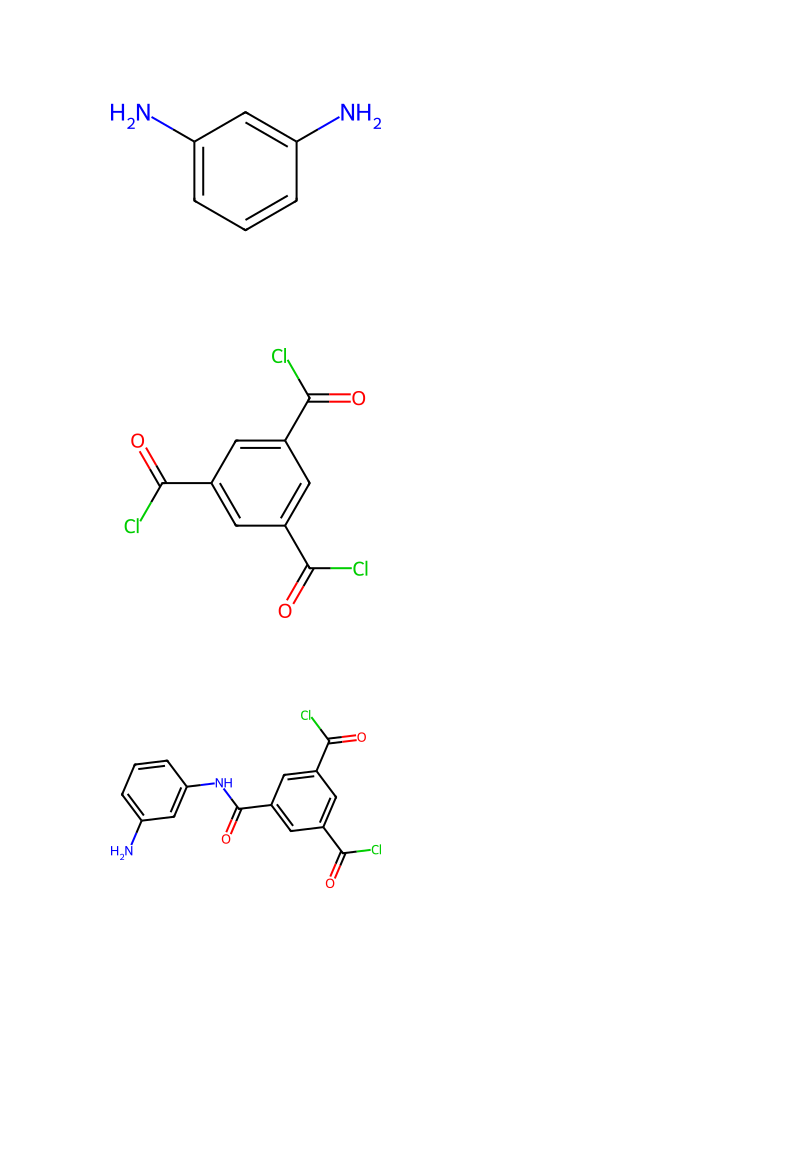
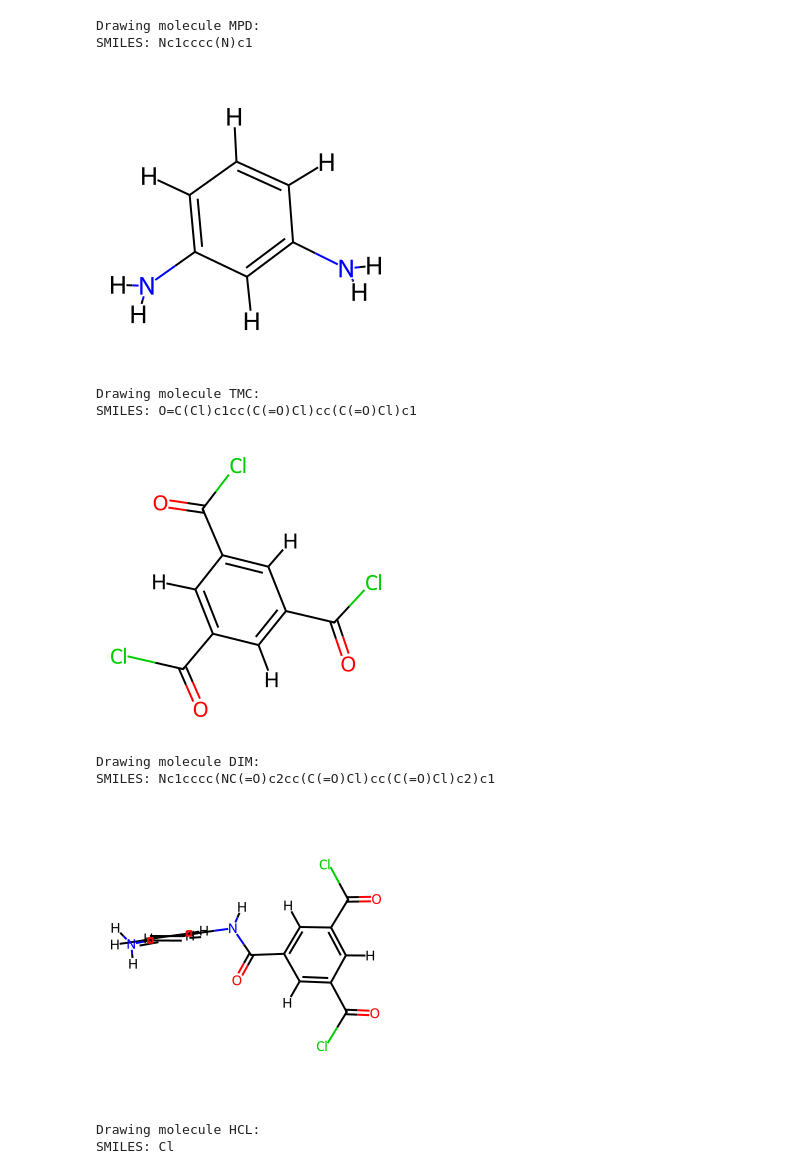
Before and after one commit to tramp037/mupt-examples, a Jupyter notebook: examples_reactions/polymerizeit/polyamide_mpd-tmc.ipynb, the cells around one changed output. Saved outputs shown, nothing was run; the diff lists cells and outputs as text; code cells hidden in the pictures; blank space fills up the shorter version.

```diff
--- a/examples_reactions/polymerizeit/polyamide_mpd-tmc.ipynb
+++ b/examples_reactions/polymerizeit/polyamide_mpd-tmc.ipynb
@@ -13,13 +11,20 @@ Monomer B atom indices in dimer: [8, 9, 10, 11, 12, 13, 14, 15, 16, 17, 18, 19,
 # %%
-# draw inputs['mon_A_mol'], inputs['mon_B_mol'], and inputs['dim_mol'] using rdkit and display them in the notebook
-smiles_list = [inputs['mon_A_smi'], inputs['mon_B_smi'], inputs['dim_smi']]
-rdkit_mols = [rdkit.Chem.MolFromSmiles(smiles) for smiles in smiles_list]
-
 import rdkit
 
-for mol in rdkit_mols:
-    display(rdkit.Chem.Draw.MolToImage(mol))
+for j, molecule in enumerate(inputs['monomers']):
+    if 'mol' in molecule:
+        print(f"Drawing molecule {molecule['name']}:")
+        print(f"SMILES: {rdkit.Chem.MolToSmiles(rdkit.Chem.MolFromSmiles(molecule['smi']))}")
+        display(rdkit.Chem.Draw.MolToImage(molecule['mol']))
 # %% [output]
+Drawing molecule MPD:
+SMILES: Nc1cccc(N)c1
-[figure, old version]
+[figure, new version]
+Drawing molecule TMC:
+SMILES: O=C(Cl)c1cc(C(=O)Cl)cc(C(=O)Cl)c1
-[figure, old version]
+[figure, new version]
+Drawing molecule DIM:
+SMILES: Nc1cccc(NC(=O)c2cc(C(=O)Cl)cc(C(=O)Cl)c2)c1
-[figure, old version]
+[figure, new version]
+Drawing molecule HCL:
+SMILES: Cl
```
Also changed, not shown: parts of 2 cells of this notebook, 1 other file.
